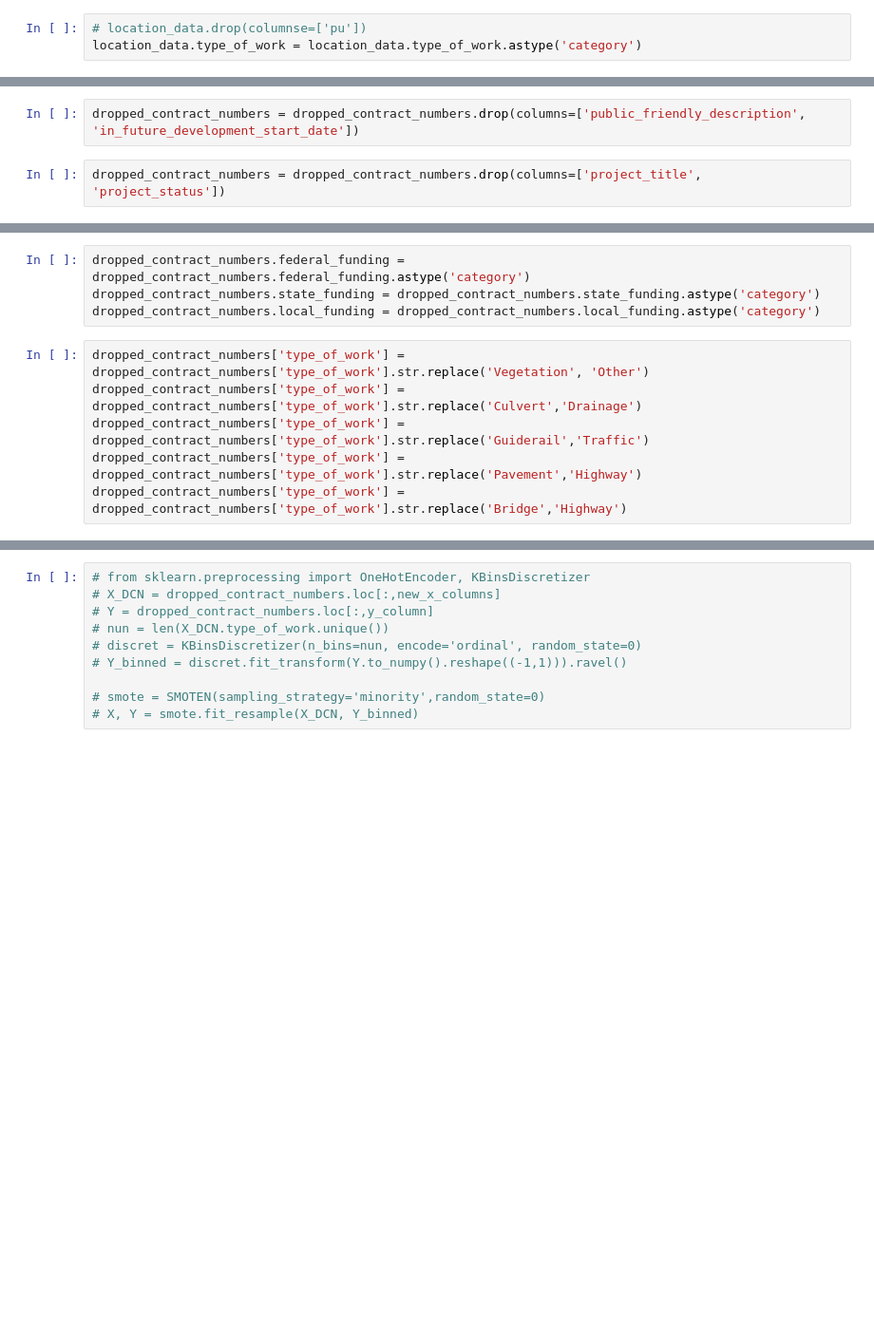
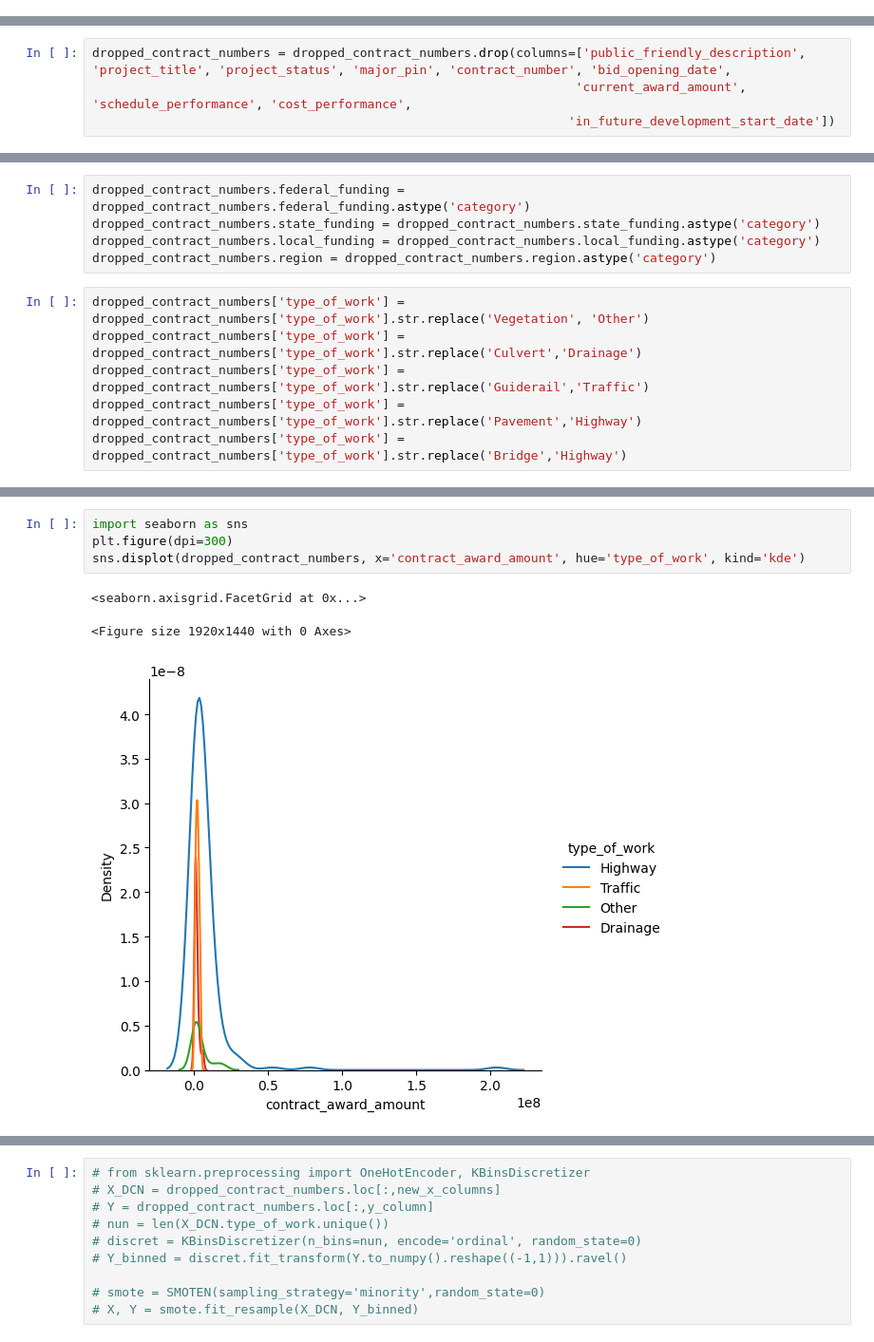
Before and after one commit to AVelaryon/GIS-Exploration, a Jupyter notebook: GISPRoj.ipynb, the cells around one changed output, grey strips where cells are left out. Shown: that part at 95% size. Drawn from its saved outputs; the diff is of its cells as text; blank space fills up the shorter version.

```diff
--- a/GISPRoj.ipynb
+++ b/GISPRoj.ipynb
@@ -472,6 +366,3 @@ location_data.head(5)
-# %%
-# location_data.drop(columnse=['pu'])
-location_data.type_of_work = location_data.type_of_work.astype('category')
 # %%
 x_columns = ['major_pin', 'contract_number', 'region', 'status', 'bid_opening_date', 'federal_funding',
        'state_funding', 'local_funding', 'type_of_work',
@@ -496,7 +380,7 @@ Index([ 587,  588,  589,  590,  591,  592,  593,  595,  596,  597,  598,  599,
 # %%
 dropped_contract_numbers = location_data.drop(index = (location_data[location_data.contract_number.isna()]).index)
 # %%
-dropped_contract_numbers = dropped_contract_numbers.drop(columns=['public_friendly_description', 'in_future_development_start_date'])
+dropped_contract_numbers = dropped_contract_numbers.drop(columns=['public_friendly_description', 'project_title', 'project_status', 'major_pin', 'contract_number', 'bid_opening_date',
+                                                                 'current_award_amount', 'schedule_performance', 'cost_performance',
+                                                                'in_future_development_start_date'])
-# %%
-dropped_contract_numbers = dropped_contract_numbers.drop(columns=['project_title', 'project_status'])
 # %%
@@ -517,6 +391,7 @@ dropped_contract_numbers.loc[:,]
 dropped_contract_numbers.federal_funding = dropped_contract_numbers.federal_funding.astype('category')
 dropped_contract_numbers.state_funding = dropped_contract_numbers.state_funding.astype('category')
 dropped_contract_numbers.local_funding = dropped_contract_numbers.local_funding.astype('category')
+dropped_contract_numbers.region = dropped_contract_numbers.region.astype('category')
 # %%
 dropped_contract_numbers['type_of_work'] = dropped_contract_numbers['type_of_work'].str.replace('Vegetation', 'Other')
 dropped_contract_numbers['type_of_work'] = dropped_contract_numbers['type_of_work'].str.replace('Culvert','Drainage')
@@ -525,0 +411,8 @@ dropped_contract_numbers['type_of_work'] = dropped_contract_numbers['type_of_wor
+# %%
+import seaborn as sns
+plt.figure(dpi=300)
+sns.displot(dropped_contract_numbers, x='contract_award_amount', hue='type_of_work', kind='kde')
+# %% [output]
+<seaborn.axisgrid.FacetGrid at 0x...>
+<Figure size 1920x1440 with 0 Axes>
+[figure, added]
```
Also changed, not shown: parts of 55 cells of this notebook.
